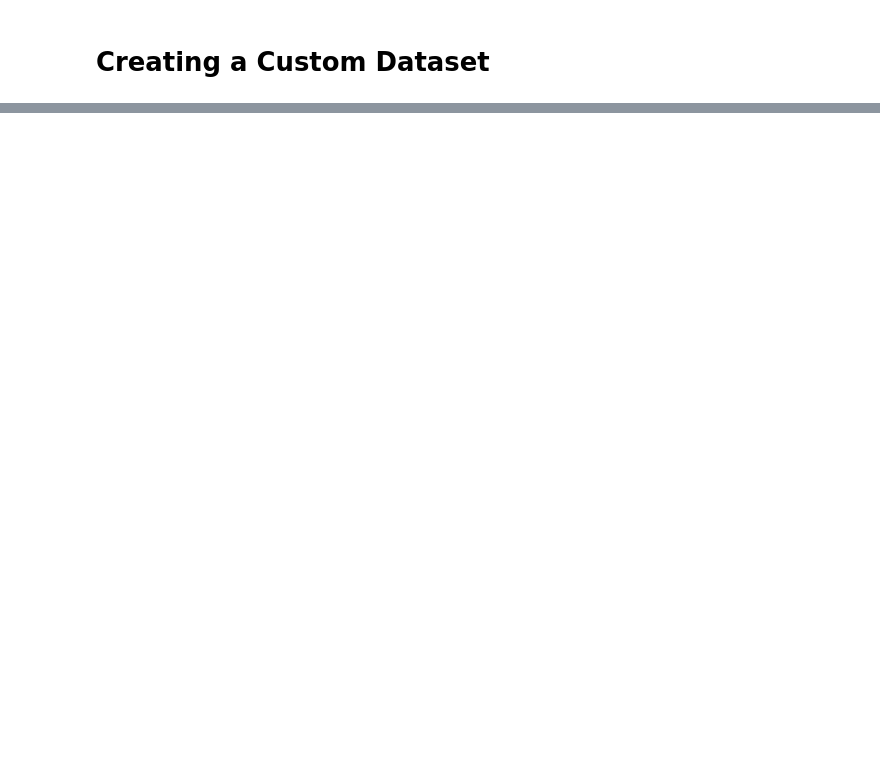
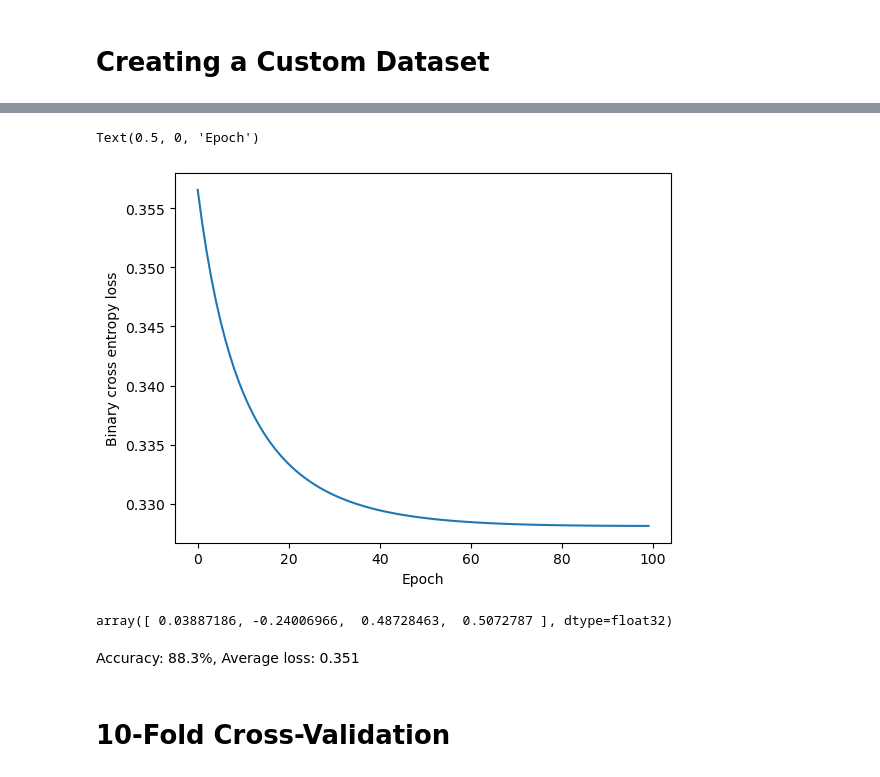
Before and after one commit to suhasgotla/pfas_cheminf, a Jupyter notebook: h1_lipinksi/model.ipynb, the cells around one changed output, grey strips where cells are left out. Cells and saved outputs as stored; diff of their text form; code cells hidden in the pictures; blank space fills up the shorter version.

Commit message:
h1 lipinski perceptron model

```diff
--- a/h1_lipinksi/model.ipynb
+++ b/h1_lipinksi/model.ipynb
@@ -65,0 +80,13 @@ Shape of y: torch.Size([64]) torch.float32
+# %%
+class Perceptron(nn.Module):
+
+    def __init__(self, input_size):
+        super().__init__()
+        # Define the hidden layer with input_size input features and hidden_neurons neurons
+        self.linear = nn.Linear(input_size, 1)
+
+    def forward(self, x):
+        return torch.sigmoid(self.linear(x))
+# %%
+model = Perceptron(4).to(device)
+print(model)
@@ -65,0 +99,4 @@ Shape of y: torch.Size([64]) torch.float32
+# %%
+# Binary cross entropy loss function
+loss_fn = nn.BCELoss()
+optimizer = torch.optim.SGD(model.parameters(), lr=0.01)
@@ -65,0 +146,15 @@ Shape of y: torch.Size([64]) torch.float32
+# %%
+epochs = 100
+
+ep_n = []
+loss_n = []
+
+# weights_n = []
+
+for t in range(epochs):
+    print(f"Epoch {t+1}\n-------------------------------")
+    train(train_dataloader, model, loss_fn, optimizer)
+    loss = test(test_dataloader, model, loss_fn)
+    loss_n += [loss]
+    ep_n += [t]
+print("Done!")
@@ -65,0 +179,8 @@ Shape of y: torch.Size([64]) torch.float32
+# %%
+## Loss reduction during training
+plt.plot(ep_n, loss_n)
+plt.ylabel("Binary cross entropy loss")
+plt.xlabel("Epoch")
+# %% [output]
+Text(0.5, 0, 'Epoch')
+[figure, added]
@@ -65,0 +190,9 @@ Shape of y: torch.Size([64]) torch.float32
+# %%
+model.state_dict()['linear.weight'][0].cpu().numpy()
+# %% [output]
+array([ 0.03887186, -0.24006966,  0.48728463,  0.5072787 ], dtype=float32)
+# %% [markdown]
+Accuracy: 88.3%,
+Average loss: 0.351
+# %% [markdown]
+# 10-Fold Cross-Validation
```
Also changed, not shown: parts of 16 cells of this notebook, 3 other files.
